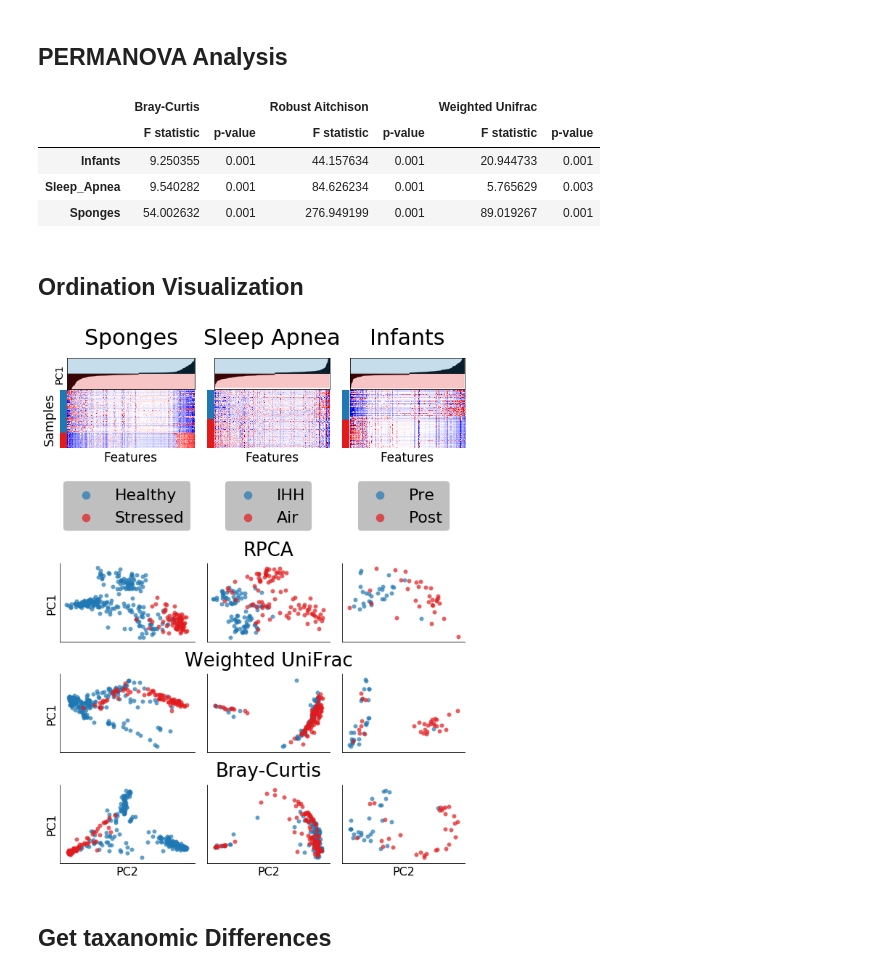
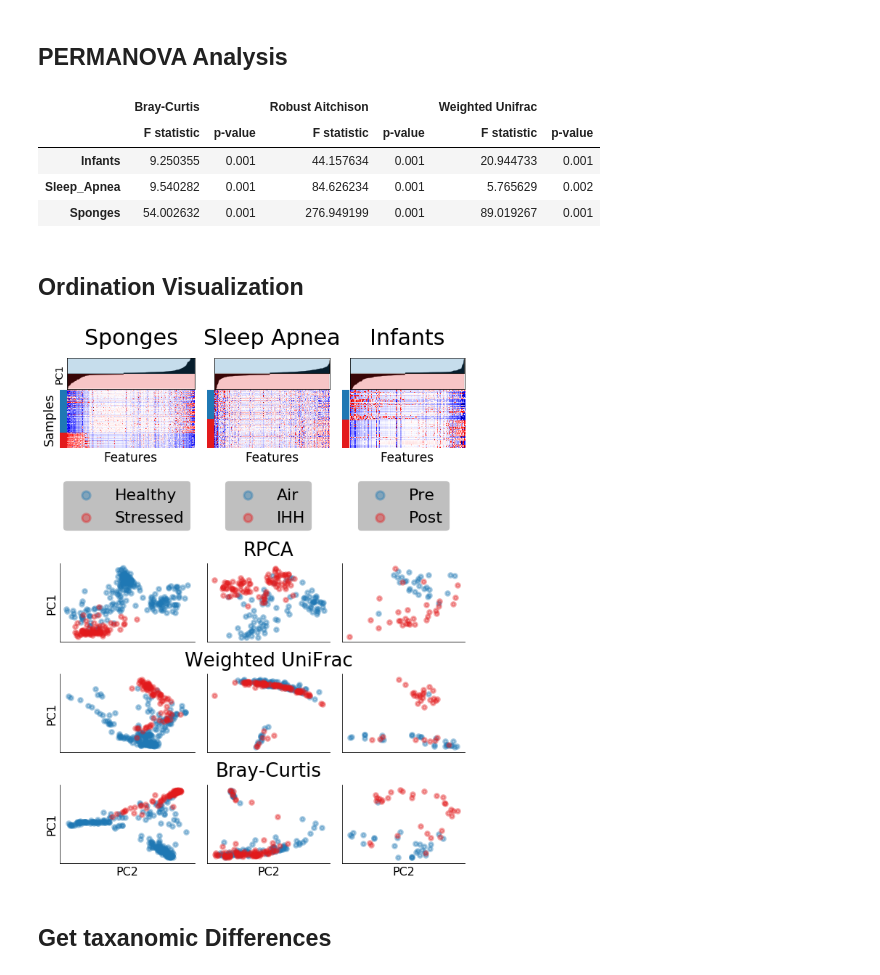
Before and after one commit to biocore/DEICODE, a Jupyter notebook: Examples/three_case_studies.ipynb, the cells around one changed output. Drawn from its saved outputs; the diff is of its cells as text; code cells hidden in the pictures.

```diff
--- a/Examples/three_case_studies.ipynb
+++ b/Examples/three_case_studies.ipynb
@@ -50,7 +50,7 @@ for dataset_ in [dir_ for dir_ in os.listdir('data/') if dir_!='.DS_Store']:
     # ensure after filtering there are no all 0 count OTUs
     table_df=table_df.T[table_df.sum()>0].T
     case_study[dataset_]={'table':table_df,
-                         'mapping':mapping_df,
+                         'metadata':mapping_df,
                          'taxonomy':taxonomy}
 # %% [markdown]
 ## Add metadata of interest for each
@@ -98,13 +98,13 @@ permanova_results={}
 for study_ in case_study.keys():
     permanova_results[study_]={}
     uniperm=permanova(case_study[study_]['Weighted_UniFrac_dist']
-              ,case_study[study_]['mapping'][case_study[study_]['factor']].values)
+              ,case_study[study_]['metadata'][case_study[study_]['factor']].values)
 
     brayperm=permanova(case_study[study_]['Bray_Curtis_dist']
-              ,case_study[study_]['mapping'][case_study[study_]['factor']].values)
+              ,case_study[study_]['metadata'][case_study[study_]['factor']].values)
 
     atchperm=permanova(case_study[study_]['RPCA_dist']
-              ,case_study[study_]['mapping'][case_study[study_]['factor']].values)
+              ,case_study[study_]['metadata'][case_study[study_]['factor']].values)
 
     permanova_results[study_][('Robust Aitchison','p-value')]=atchperm['p-value']
     permanova_results[study_][('Robust Aitchison','F statistic')]=atchperm['test statistic']
@@ -120,7 +120,7 @@ permanova_results_df
 |  | Bray-Curtis |  | Robust Aitchison |  | Weighted Unifrac |  |
 |  | F statistic | p-value | F statistic | p-value | F statistic | p-value |
 | Infants | 9.250355 | 0.001 | 44.157634 | 0.001 | 20.944733 | 0.001 |
-| Sleep_Apnea | 9.540282 | 0.001 | 84.626234 | 0.001 | 5.765629 | 0.003 |
+| Sleep_Apnea | 9.540282 | 0.001 | 84.626234 | 0.001 | 5.765629 | 0.002 |
 | Sponges | 54.002632 | 0.001 | 276.949199 | 0.001 | 89.019267 | 0.001 |
 # %% [markdown]
 ## Ordination Visualization
@@ -141,10 +141,12 @@ def plot_pcoa(samples, md, ax, factor_, colors_map):
     cmap_out={}
     for sub_class,color_ in zip(classes,colors_map):
         idx = md[factor_] == sub_class
-        ax.scatter(samples.loc[idx, 'PC1'],
-                   samples.loc[idx, 'PC2'],
-                   label=sub_class,
-                   c=color_,alpha=.7)
+        ax.scatter(samples.loc[idx, 'PC2'],
+           samples.loc[idx, 'PC1'],
+           label=sub_class,
+           facecolors=color_,
+           edgecolors=color_,
+           alpha=.38,linewidth=3)
         cmap_out[sub_class]=color_
     ax.grid()
     ax.spines['right'].set_visible(False)
@@ -177,7 +179,6 @@ for count_,study_ in enumerate(case_study.keys()):
     ax_bar = plt.subplot(gs[0:8, width_start+heat_bars:width_end])
     #if count_==len(case_study.keys())-1:
     #    ax_cbar = plt.subplot(gs[8:23, 55*len(case_study.keys())+5:])
-
     ax_raw_RPCA = plt.subplot(gs[52:72, width_start:width_end])
     ax_raw_WU = plt.subplot(gs[80:100, width_start:width_end])
     ax_raw_BC = plt.subplot(gs[108:128, width_start:width_end])
@@ -207,13 +208,12 @@ for count_,study_ in enumerate(case_study.keys()):
 
     # plot map
     table_tmp=case_study[study_]['table'].copy()
-    sort_meta=case_study[study_]['mapping'][case_study[study_]['factor']].sort_values()
+    sort_meta=case_study[study_]['metadata'][case_study[study_]['factor']].sort_values()
     sorted_df = table_tmp.reindex(index=sort_meta.index, columns=feature_loading.index)
     sorted_df = sorted_df.loc[:, sorted_df.sum(axis=0) > 10] #make clusters more evident
     img = ax_map.imshow(clr(centralize(sorted_df+1)), aspect='auto',
                         norm=MidpointNormalize(midpoint=0.),
                         interpolation='nearest', cmap='seismic')
-
     ax_map.set_xticks([])
     ax_map.set_yticks([])
     if count_==0:
@@ -225,10 +225,9 @@ for count_,study_ in enumerate(case_study.keys()):
     ax_map.spines['left'].set_visible(False)
     ax_map.grid()
 
-
     # plot RPCA
     _,cmap_out=plot_pcoa(case_study[study_]['RPCA_samples'],
-               case_study[study_]['mapping'],
+               case_study[study_]['metadata'],
                ax_raw_RPCA,case_study[study_]['factor'],colors_map)
     ax_raw_RPCA.legend(loc='upper center',
                            bbox_to_anchor=(0.5, 2.15),
@@ -248,37 +247,36 @@ for count_,study_ in enumerate(case_study.keys()):
     ax_map_bar.set_xlabel('')
     ax_map_bar.set_ylabel('')
 
-
     # plot WU
     plot_tmp=pcoa(case_study[study_]['Weighted_UniFrac_dist']).samples
     plot_pcoa(plot_tmp,
-               case_study[study_]['mapping'],
+               case_study[study_]['metadata'],
                ax_raw_WU,case_study[study_]['factor'],colors_map)
 
     # plot BC
     plot_tmp=pcoa(case_study[study_]['Bray_Curtis_dist']).samples
     plot_pcoa(plot_tmp,
-               case_study[study_]['mapping'],
+               case_study[study_]['metadata'],
                ax_raw_BC,case_study[study_]['factor'],colors_map)
 
     if count_==0:
         ax_raw_RPCA.set_ylabel('PC1', fontsize=16)
         ax_raw_WU.set_ylabel('PC1', fontsize=16)
         ax_raw_BC.set_ylabel('PC1', fontsize=16)
     if count_==1:
         ax_raw_RPCA.set_title('RPCA',y=1.05, fontsize=26)
         ax_raw_WU.set_title('Weighted UniFrac',y=1.05, fontsize=26)
         ax_raw_BC.set_title('Bray-Curtis',y=1.05, fontsize=26)
 
     ax_raw_BC.set_xlabel('PC2', fontsize=16)
 
     # iterate and make new width limits
     width_start=width_end+5
     width_end+=width_end
 
 fig.savefig('figures/figure3.png',dpi=300, bbox_inches='tight',facecolor='white')
 plt.show()
 # %% [output]
-[figure, old version]
+[figure, new version]
 # %% [markdown]
 ## Get taxanomic Differences
```
Also changed, not shown: parts of 4 cells of this notebook, 3 other files.
